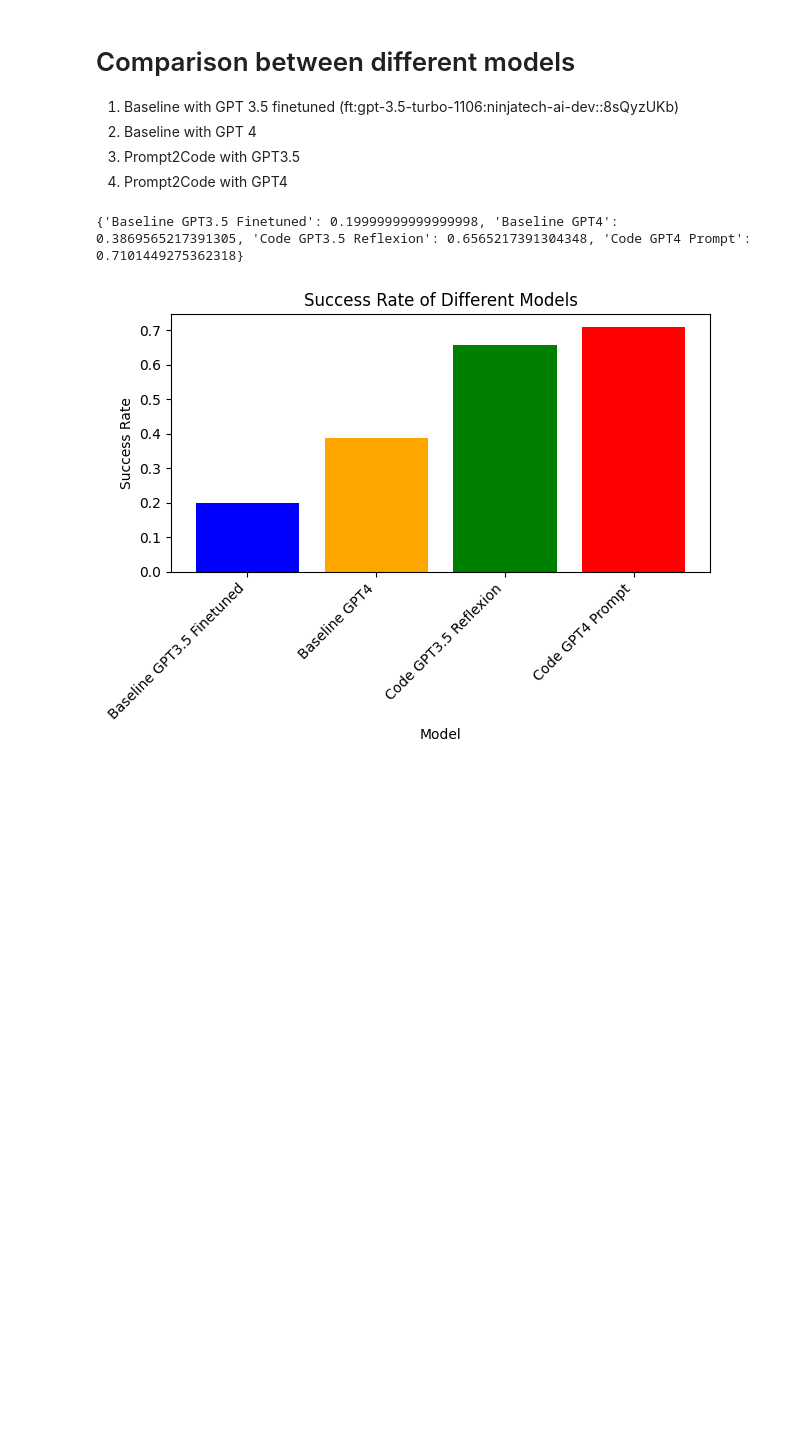
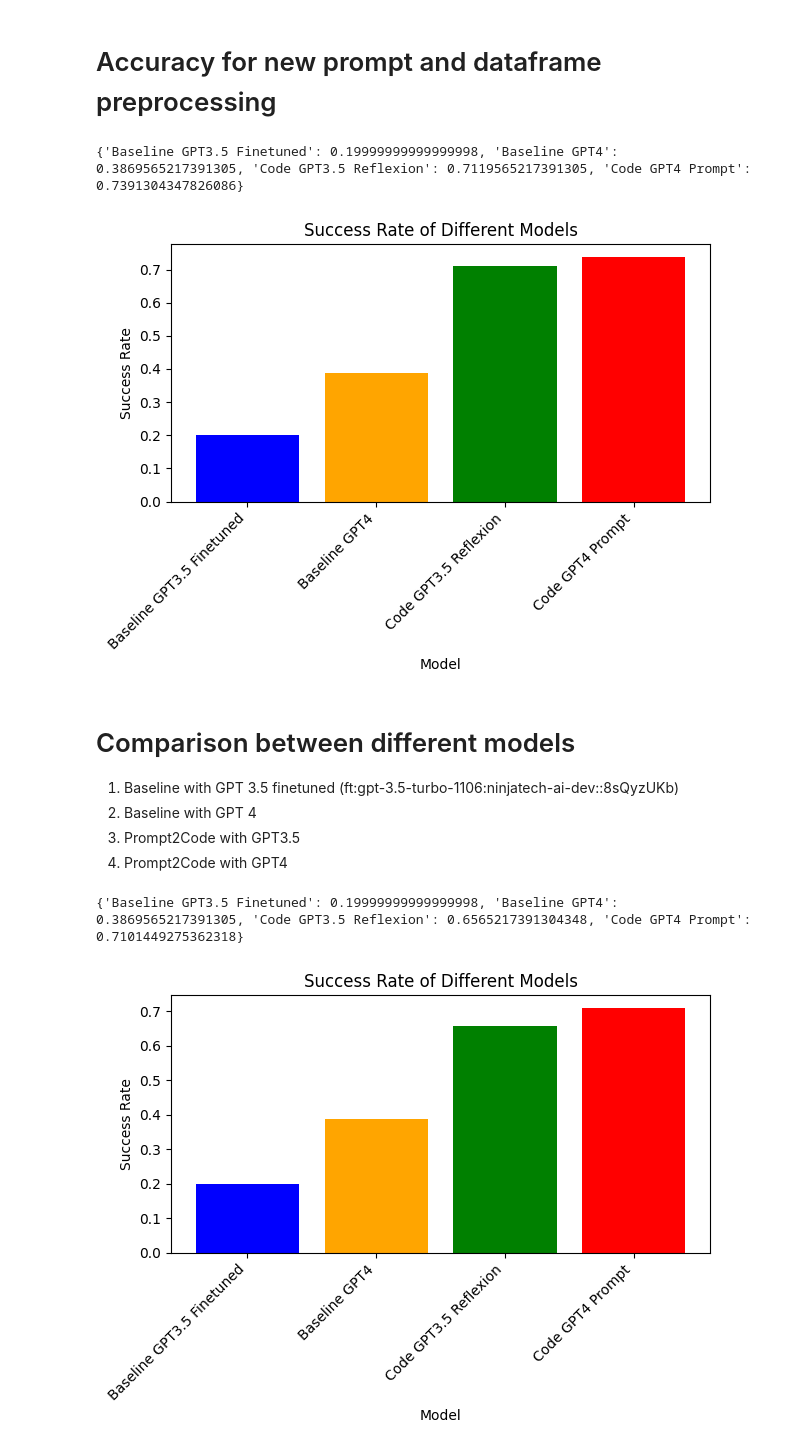
Before and after one commit to Tianyu-Liu11/CalenderTest, a Jupyter notebook: results/result_analysis.ipynb, the cells around one changed output. Saved outputs shown, nothing was run; the diff lists cells and outputs as text; code cells hidden in the pictures; blank space fills up the shorter version.

Commit message:
New prompts and experiment analysis

```diff
--- a/results/result_analysis.ipynb
+++ b/results/result_analysis.ipynb
@@ -8,6 +8,82 @@ from openai import OpenAI
 from dotenv import load_dotenv
 import matplotlib.pyplot as plt
 import numpy as np
+# %% [markdown]
+# Accuracy for new prompt and dataframe preprocessing
+# %%
+
+# Define the datasets
+
+result_baseline_with_GPT3_5_finetuned = [
+    {'success': 12, 'wrong_answer': 34, 'error': 0},
+    {'success': 7, 'wrong_answer': 39, 'error': 0},
+    {'success': 9, 'wrong_answer': 37, 'error': 0},
+    {'success': 9, 'wrong_answer': 37, 'error': 0},
+    {'success': 9, 'wrong_answer': 37, 'error': 0}
+]
+
+result_baseline_with_GPT4 = [
+    {'success': 19, 'wrong_answer': 27, 'error': 0},
+    {'success': 16, 'wrong_answer': 30, 'error': 0},
+    {'success': 15, 'wrong_answer': 31, 'error': 0},
+    {'success': 20, 'wrong_answer': 26, 'error': 0},
+    {'success': 19, 'wrong_answer': 27, 'error': 0}
+]
+
+result_prompt_GPT3_5_reflexion = [
+    {'success': 35, 'wrong_answer': 10, 'error': 1},
+    {'success': 30, 'wrong_answer': 16, 'error': 0},
+    {'success': 31, 'wrong_answer': 13, 'error': 2},
+    {'success': 35, 'wrong_answer': 10, 'error': 1}
+
+]
+
+# 1 * 46
+result_prompt_GPT4 = [
+    # 74%
+    {'success': 34, 'wrong_answer': 10, 'error': 2}
+]
+
+
+# Calculate average success rate and average error rate for each list
+def calculate_average_rates(result_list):
+    total_records = len(result_list)
+    if total_records == 0:
+        return 0, 0
+    total_questions = sum(result_list[0].values())
+    success_sum = sum(result['success'] for result in result_list)
+    error_sum = sum(result['error'] for result in result_list)
+    average_success_rate = success_sum / total_records/total_questions
+    average_exec_rate = 1- error_sum / total_records/total_questions
+    return average_success_rate, average_exec_rate
+
+success_baseline_GPT3_5, execution_baseline_GPT3_5 = calculate_average_rates(result_baseline_with_GPT3_5_finetuned)
+success_baseline_with_GPT4, execution_baseline_with_GPT4 = calculate_average_rates(result_baseline_with_GPT4)
+success_code_GPT3_5_reflexion, execution_code_GPT3_5_reflexion = calculate_average_rates(result_prompt_GPT3_5_reflexion)
+success_code_GPT4, execution_code_GPT4 = calculate_average_rates(result_prompt_GPT4)
+
+
+# Calculate success rates for each model
+success_rates = {
+    "Baseline GPT3.5 Finetuned": success_baseline_GPT3_5,
+    "Baseline GPT4":             success_baseline_with_GPT4,
+    "Code GPT3.5 Reflexion":     success_code_GPT3_5_reflexion,
+    "Code GPT4 Prompt":          success_code_GPT4
+}
+
+print(success_rates)
+
+# Plot the histogram
+plt.bar(success_rates.keys(), success_rates.values(), color=['blue', 'orange', 'green', 'red'])
+plt.xlabel('Model')
+plt.ylabel('Success Rate')
+plt.title('Success Rate of Different Models')
+plt.xticks(rotation=45, ha='right')
+plt.tight_layout()
+plt.show()
+# %% [output]
+{'Baseline GPT3.5 Finetuned': 0.19999999999999998, 'Baseline GPT4': 0.3869565217391305, 'Code GPT3.5 Reflexion': 0.7119565217391305, 'Code GPT4 Prompt': 0.7391304347826086}
+[figure, added]
 # %% [markdown]
 # Comparison between different models
 1. Baseline with GPT 3.5 finetuned (ft:gpt-3.5-turbo-1106:ninjatech-ai-dev::8sQyzUKb)
```
Also changed, not shown: 6 other files.
